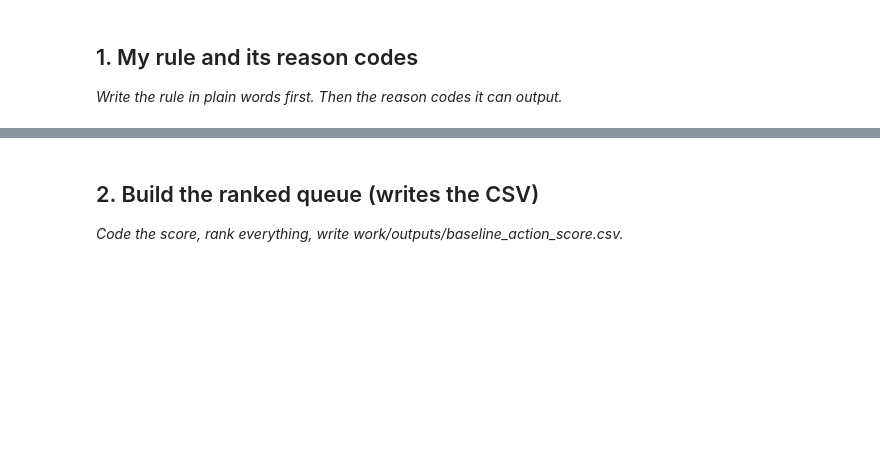
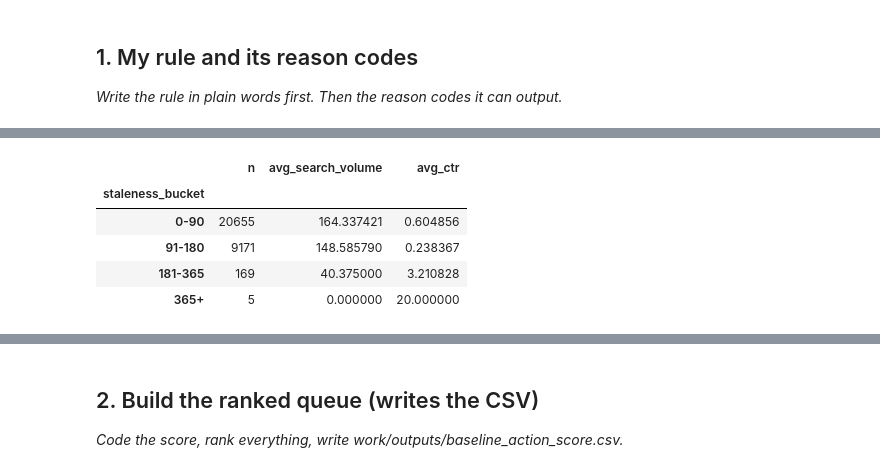
Before and after one commit to talhahmad-webdev/Machine-Learning-Engineering-internship--FlyrankAI, a Jupyter notebook: work/notebooks/w04_baseline_score.ipynb, the cells around one changed output, grey strips where cells are left out. Saved outputs shown, nothing was run; the diff lists cells and outputs as text; code cells hidden in the pictures; blank space fills up the shorter version.

```diff
--- a/work/notebooks/w04_baseline_score.ipynb
+++ b/work/notebooks/w04_baseline_score.ipynb
@@ -15,0 +17,10 @@ This skeleton is yours to fill. Work the sections **in order** — each one has
+# %%
+import pandas as pd
+import numpy as np
+
+df = pd.read_csv(
+    "/content/Machine-Learning-Engineering-internship--FlyrankAI/data/raw/content_refresh_anonymized.csv"
+)
+
+print(df.shape)
+df.columns.tolist()
@@ -15,0 +52,28 @@ This skeleton is yours to fill. Work the sections **in order** — each one has
+# %%
+# Signal 1: Days Since Last Update
+
+staleness_table = (
+    df.assign(
+        staleness_bucket=pd.cut(
+            df["days_since_last_update"],
+            bins=[0, 90, 180, 365, df["days_since_last_update"].max()],
+            labels=["0-90", "91-180", "181-365", "365+"],
+            include_lowest=True
+        )
+    )
+    .groupby("staleness_bucket")
+    .agg(
+        n=("content_id", "count"),
+        avg_search_volume=("search_volume", "mean"),
+        avg_ctr=("ctr", "mean")
+    )
+)
+
+staleness_table
+# %% [output]
+|  | n | avg_search_volume | avg_ctr |
+| staleness_bucket |  |  |  |
+| 0-90 | 20655 | 164.337421 | 0.604856 |
+| 91-180 | 9171 | 148.585790 | 0.238367 |
+| 181-365 | 169 | 40.375000 | 3.210828 |
+| 365+ | 5 | 0.000000 | 20.000000 |
```
Also changed, not shown: parts of 21 cells of this notebook.
